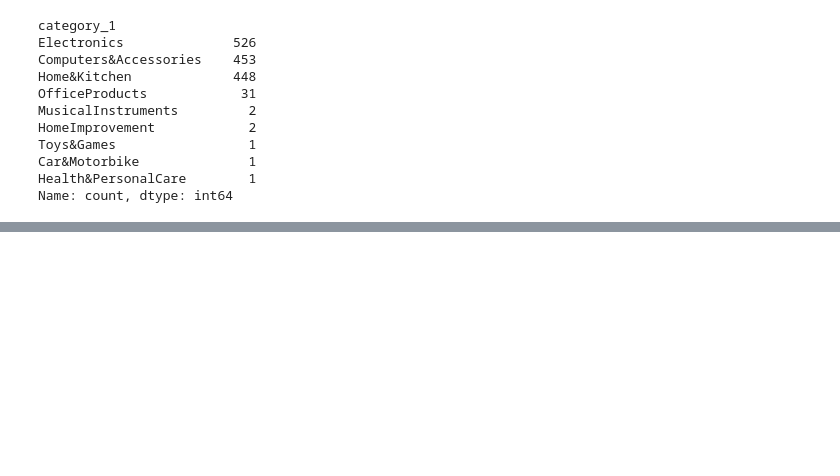
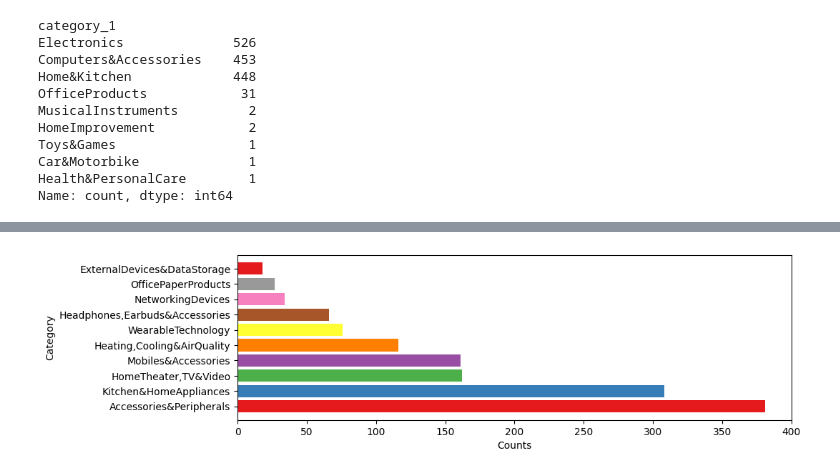
Before and after one commit to Enlightenus/Amazon_sales_analysis, a Jupyter notebook: amazon_analysis.ipynb, the cells around one changed output, grey strips where cells are left out. Saved outputs shown, nothing was run; the diff lists cells and outputs as text; code cells hidden in the pictures; blank space fills up the shorter version.

```diff
--- a/amazon_analysis.ipynb
+++ b/amazon_analysis.ipynb
@@ -247,0 +302,10 @@ df_user_split.head()
+# %%
+most_sub_items = df_op['category_2'].value_counts().head(10).rename_axis('category_2').reset_index(name='counts')
+
+fig = plt.figure(figsize=(10, 3))
+plt.barh(most_sub_items['category_2'], most_sub_items['counts'], color=colors)
+plt.xlabel('Counts')
+plt.ylabel('Category')
+plt.show()
+# %% [output]
+[figure, added]
```
Also changed, not shown: parts of 4 cells of this notebook.
